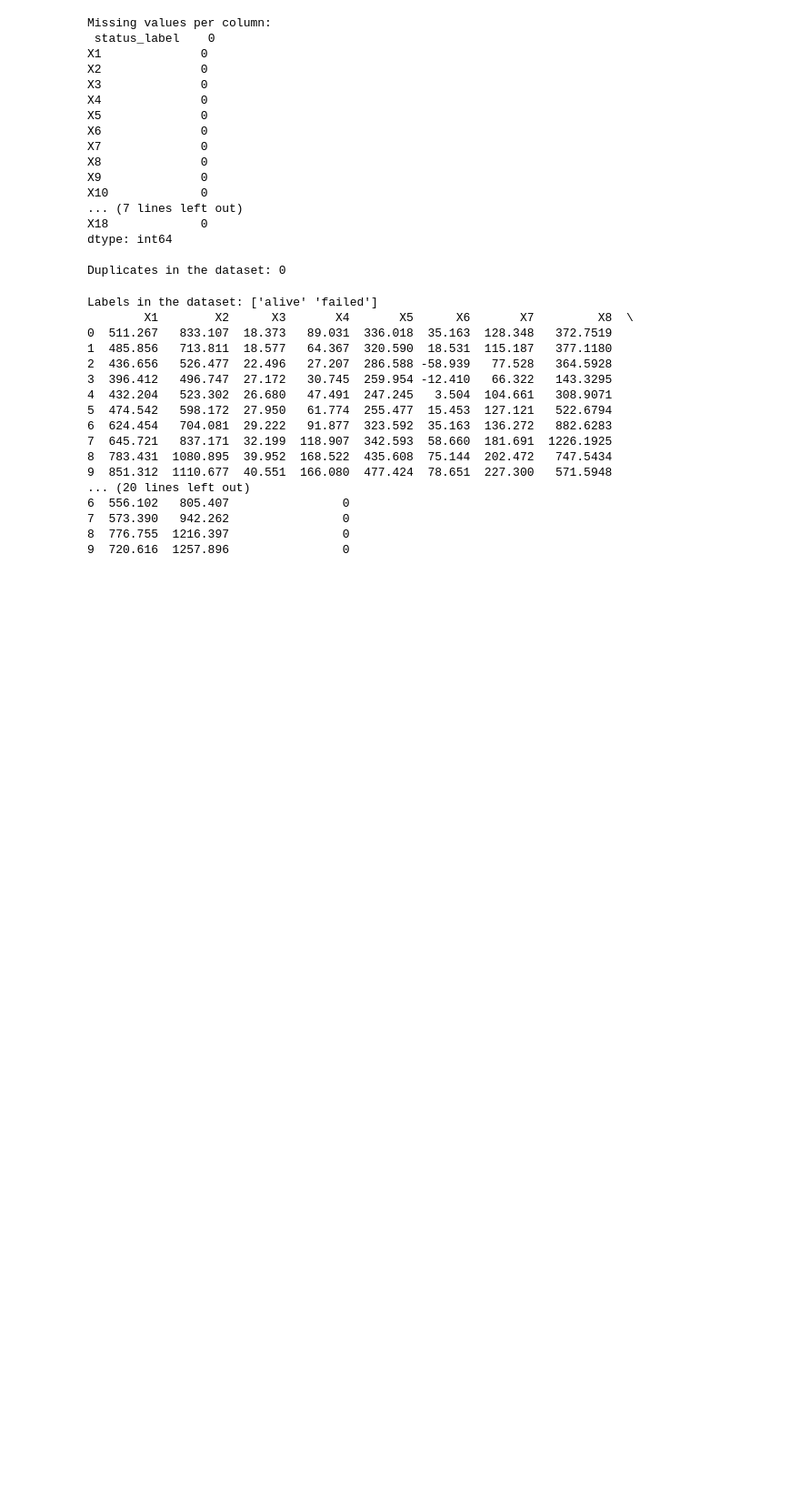
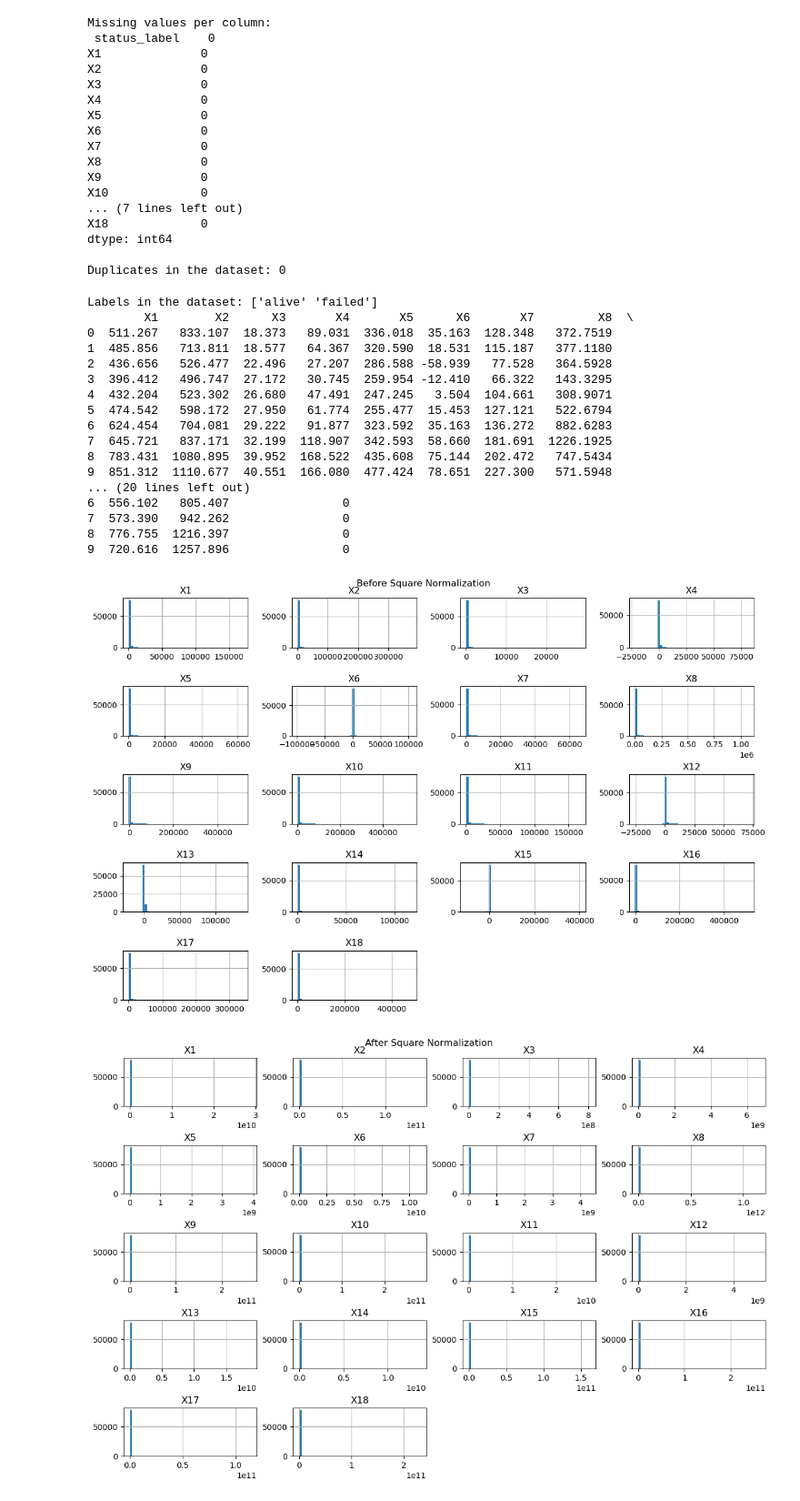
Before and after one commit to dovelover145/Bankruptcy-Prediction, a Jupyter notebook: bankruptcy_pred.ipynb, the cells around one changed output. Shown at 91% size. Saved outputs shown, nothing was run; the diff lists cells and outputs as text; code cells hidden in the pictures; blank space fills up the shorter version.

```diff
--- a/bankruptcy_pred.ipynb
+++ b/bankruptcy_pred.ipynb
@@ -88,3 +88,30 @@ Labels in the dataset: ['alive' 'failed']
 7  573.390   942.262                0
 8  776.755  1216.397                0
 9  720.616  1257.896                0
+# %%
+# Square Normalization
+
+df_square = df.copy()
+
+columns_to_normalize = ['X1', 'X2', 'X3', 'X4', 'X5', 'X6',
+                       'X7', 'X8', 'X9', 'X10', 'X11', 'X12',
+                       'X13', 'X14', 'X15', 'X16', 'X17', 'X18']
+
+# Visualize the data before applying the transformation
+df_square[columns_to_normalize].hist(bins=50, figsize=(12, 8))
+plt.suptitle('Before Square Normalization')
+plt.tight_layout(pad=0.5)
+plt.show()
+
+# Apply the square transformation
+for column in columns_to_normalize:
+    df_square[column] = df_square[column].apply(lambda x: x**2)
+
+# Visualize the data after the transformation
+df_square[columns_to_normalize].hist(bins=50, figsize=(12, 8))
+plt.suptitle('After Square Normalization')
+plt.tight_layout(pad=0.5)
+plt.show()
+# %% [output]
+[figure, added]
+[figure, added]
```
Also changed, not shown: parts of 15 cells of this notebook, 1 other file.
